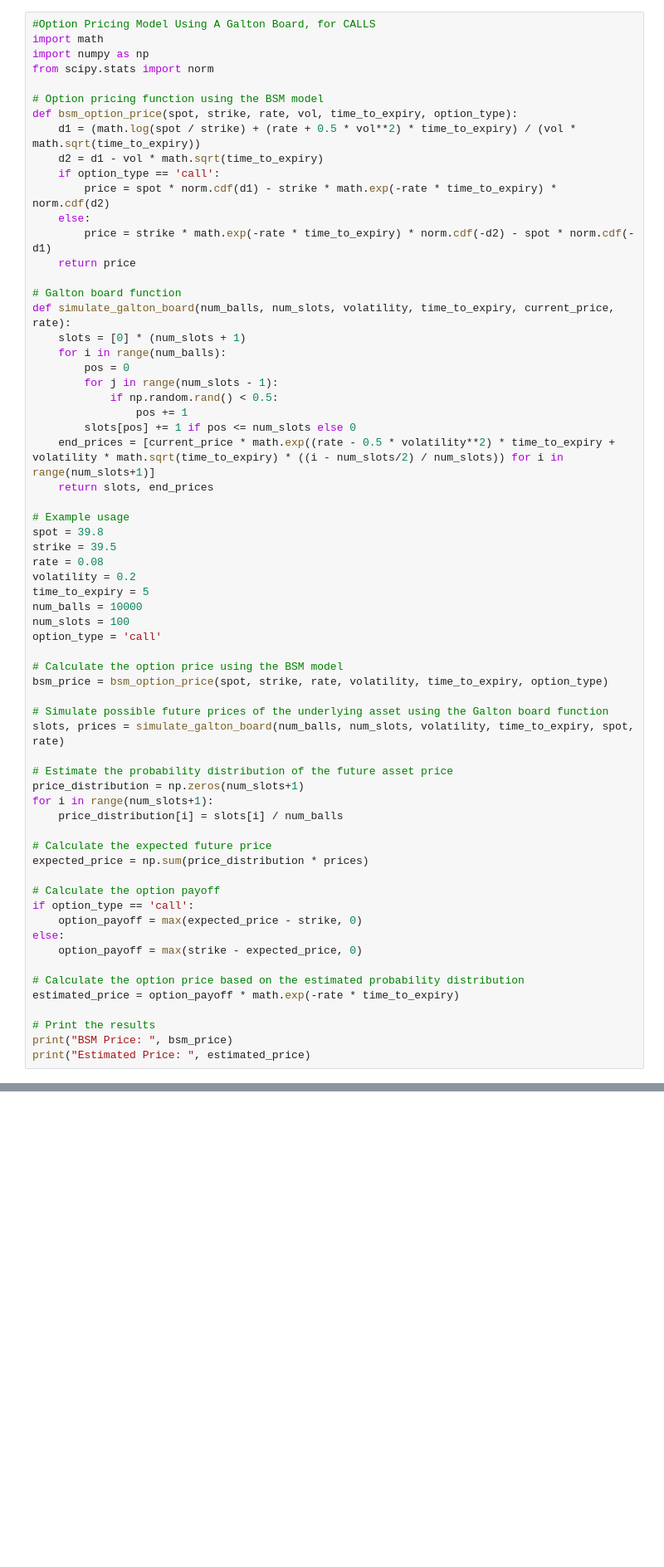
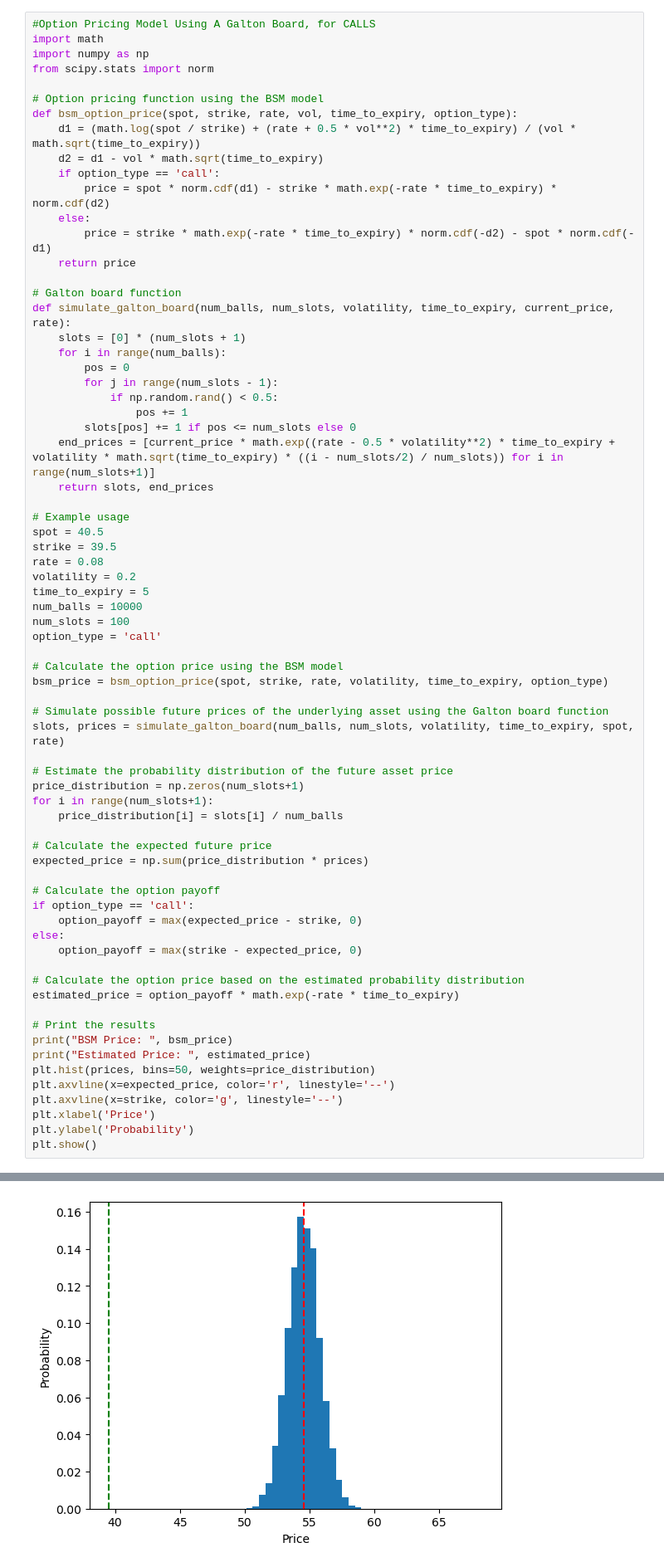
Before and after one commit to Photon1c/ChatGPT_GammaSandbox, a Jupyter notebook: jupyter_notebooks/financialanalysistools/Galton-Option-Pricing-Model.ipynb, the cells around one changed output, grey strips where cells are left out. Shown at 83% size. Saved outputs shown, nothing was run; the diff lists cells and outputs as text; blank space fills up the shorter version.

```diff
--- a/jupyter_notebooks/financialanalysistools/Galton-Option-Pricing-Model.ipynb
+++ b/jupyter_notebooks/financialanalysistools/Galton-Option-Pricing-Model.ipynb
@@ -27,7 +27,7 @@ def simulate_galton_board(num_balls, num_slots, volatility, time_to_expiry, curr
     return slots, end_prices
 
 # Example usage
-spot = 39.8
+spot = 40.5
 strike = 39.5
 rate = 0.08
 volatility = 0.2
@@ -62,4 +62,10 @@ estimated_price = option_payoff * math.exp(-rate * time_to_expiry)
 # Print the results
 print("BSM Price: ", bsm_price)
 print("Estimated Price: ", estimated_price)
+plt.hist(prices, bins=50, weights=price_distribution)
+plt.axvline(x=expected_price, color='r', linestyle='--')
+plt.axvline(x=strike, color='g', linestyle='--')
+plt.xlabel('Price')
+plt.ylabel('Probability')
+plt.show()
 # %% [output]
@@ -67,0 +74 @@ Estimated Price:  9.44843129945016
+[figure, added]
```
Also changed, not shown: parts of 4 cells of this notebook, 1 other file.
